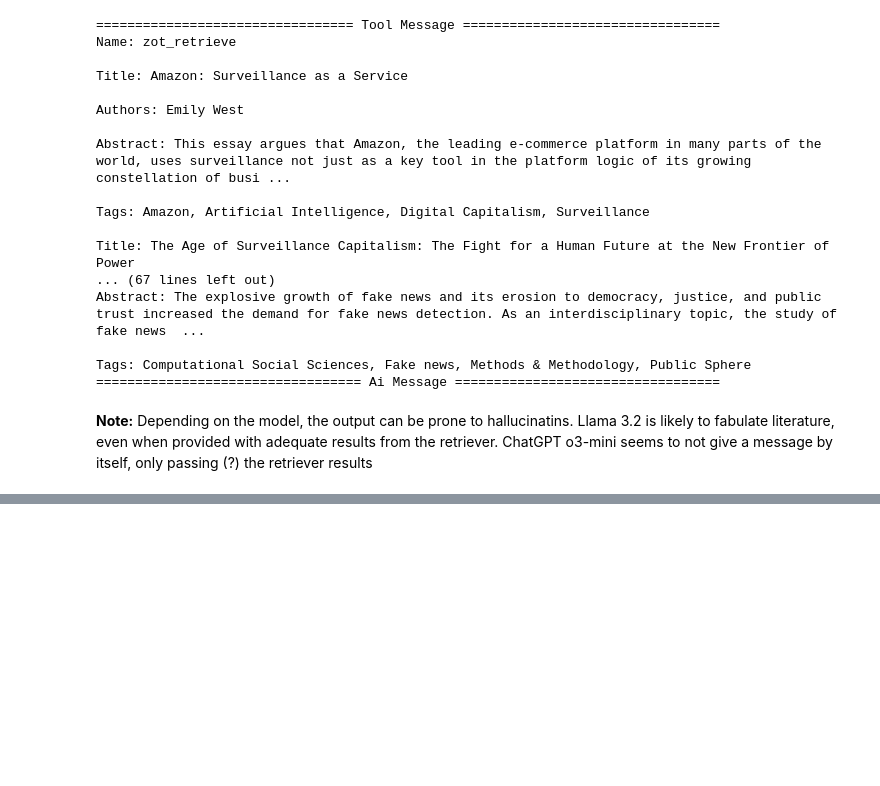
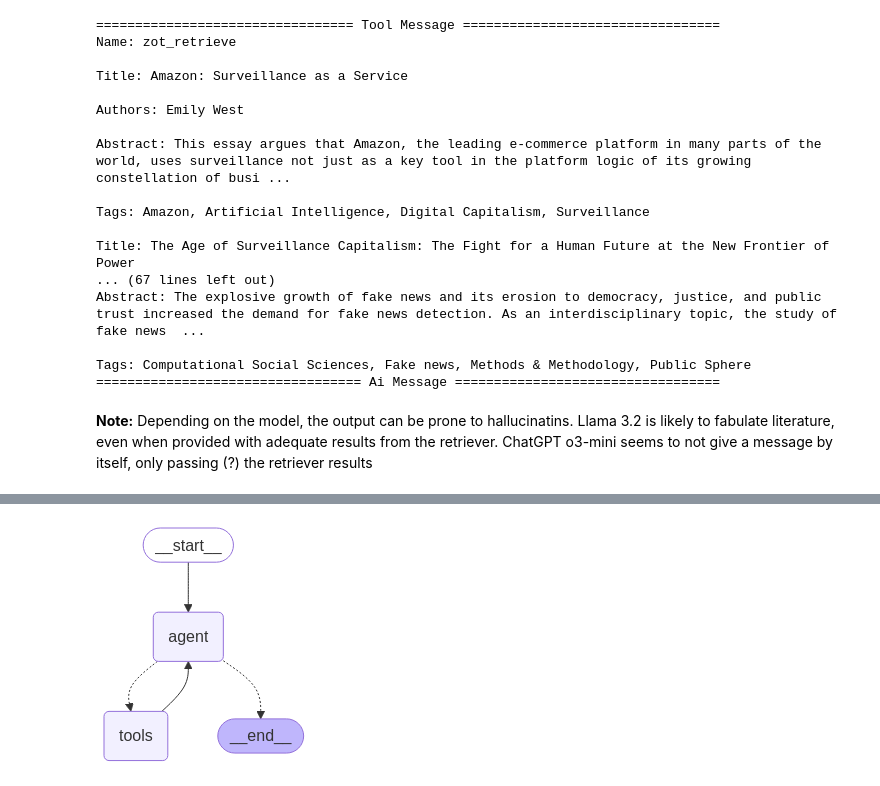
Before and after one commit to TimBMK/lit_helper, a Jupyter notebook: zotero_tests.ipynb, the cells around one changed output, grey strips where cells are left out. Saved outputs shown, nothing was run; the diff lists cells and outputs as text; code cells hidden in the pictures; blank space fills up the shorter version.

Commit message:
added tests for retrieval-only agent, without answer generation

```diff
--- a/zotero_tests.ipynb
+++ b/zotero_tests.ipynb
@@ -42,5 +42,5 @@ reasoning_model = "o3-mini-2025-01-31"
 # selfquery_model = "phi4" # phi4 seems better at query construction than llama3.2, but requires more gpu compute (i.e. may be slower)
 selfquery_model = "deepseek-r1:1.5b"
 
-max_tokens = 512 # maximum number of tokens to generate across models
+max_tokens = 2048 # maximum number of tokens to generate across models
 temperature = 0 # temperature across models
@@ -586,0 +611,13 @@ Tags: Computational Social Sciences, Fake news, Methods & Methodology, Public Sp
+# %%
+# get json schema from zotero to identify available item types and pass them to the function description
+import json
+import urllib.request
+
+url = "https://raw.githubusercontent.com/zotero/zotero-schema/refs/heads/master/schema.json"
+response = urllib.request.urlopen(url)
+data = json.loads(response.read())
+
+# get unique itemTypes from data
+item_types = set()
+for item in data["itemTypes"]:
+    item_types.add(item["itemType"])
@@ -586,0 +676,48 @@ Tags: Computational Social Sciences, Fake news, Methods & Methodology, Public Sp
+# %%
+from typing import Literal
+
+from langgraph.graph import StateGraph, MessagesState, START, END
+from langgraph.prebuilt import ToolNode
+from langgraph.checkpoint.memory import MemorySaver
+
+from IPython.display import Image, display
+
+tool_node = ToolNode([retriever_tool])
+
+model_with_tools = reasoning_llm.bind_tools([retriever_tool])
+
+
+def should_continue(state: MessagesState):
+    messages = state["messages"]
+    last_message = messages[-1]
+    if last_message.tool_calls:
+        return "tools"
+    return END
+
+
+def call_model(state: MessagesState):
+    messages = state["messages"]
+    response = model_with_tools.invoke(messages)
+    return {"messages": [response]}
+
+
+workflow = StateGraph(MessagesState)
+
+# Define the two nodes we will cycle between
+workflow.add_node("agent", call_model)
+workflow.add_node("tools", tool_node)
+
+workflow.add_edge(START, "agent")
+workflow.add_conditional_edges("agent", should_continue, ["tools", END])
+workflow.add_edge("tools", "agent")
+
+# add memory for prolongued converstations. For now, saving it in memory is sufficient
+memory = MemorySaver()
+app = workflow.compile(checkpointer=memory)
+
+# Specify an ID for the thread
+config = {"configurable": {"thread_id": "test_thread"}}
+
+display(Image(app.get_graph().draw_mermaid_png()))
+# %% [output]
+[figure, added]
```
Also changed, not shown: parts of 13 cells of this notebook.
